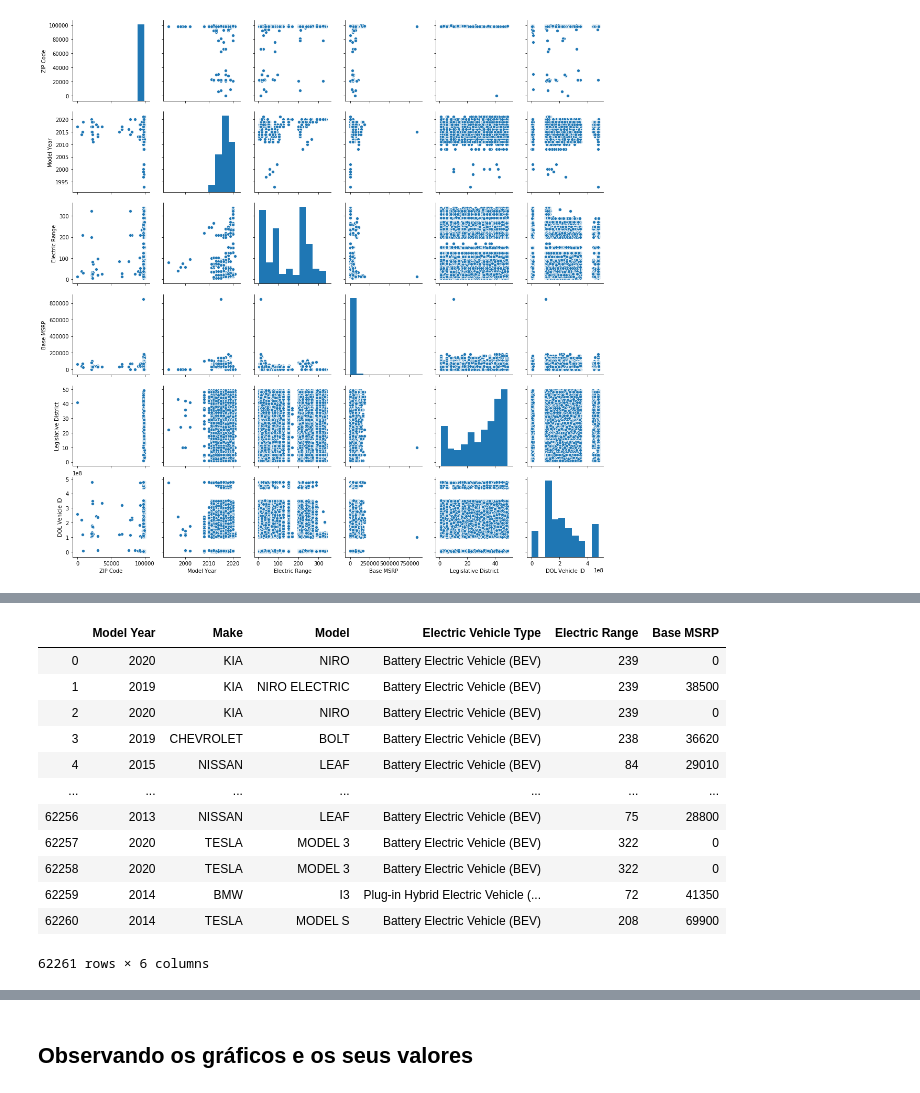
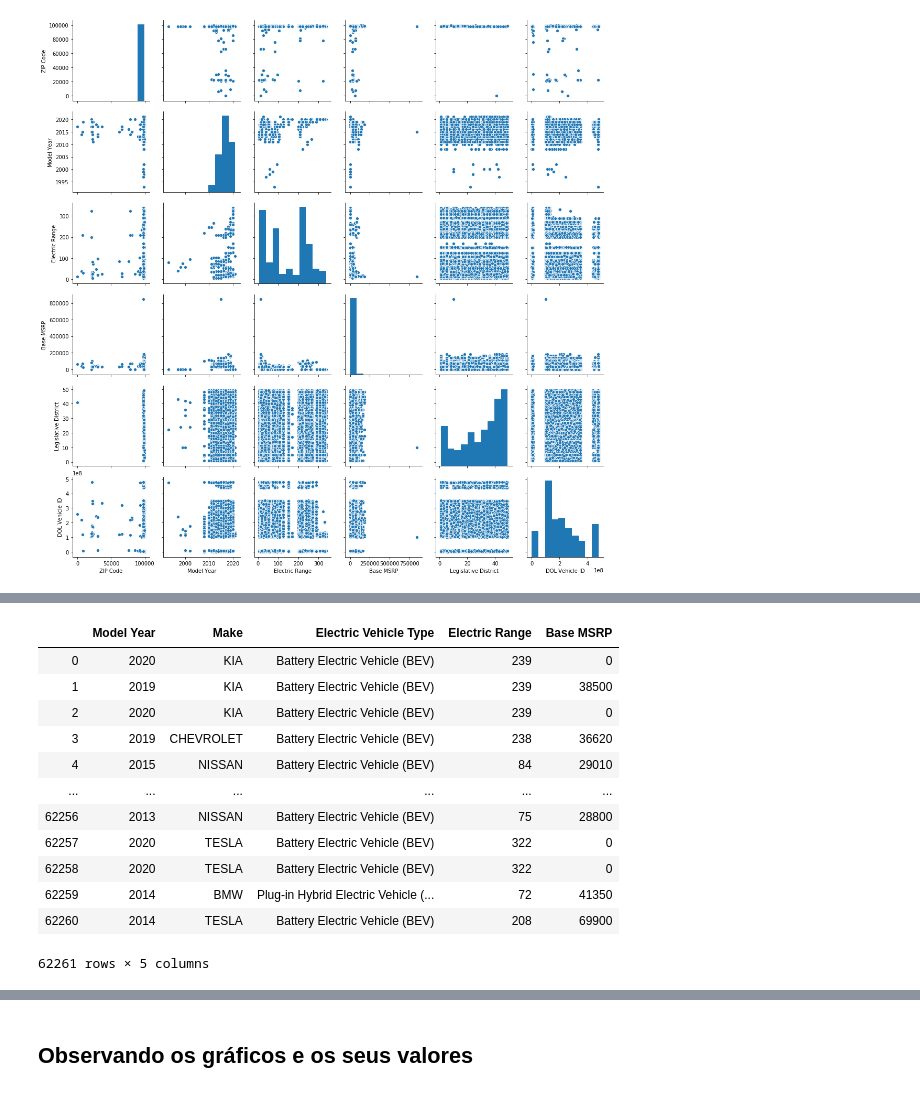
Before and after one commit to gustavopc3/P2-CD20-2, a Jupyter notebook: P2-CD20-2.ipynb, the cells around one changed output, grey strips where cells are left out. Cells and saved outputs as stored; diff of their text form; code cells hidden in the pictures.

```diff
--- a/P2-CD20-2.ipynb
+++ b/P2-CD20-2.ipynb
@@ -70,28 +85,29 @@ sns.pairplot(dados)
 # %%
 # Tirando as colunas classificadas como outliers
 
 dados = dados.drop(columns=['VIN (1-10)'])
 dados = dados.drop(columns=['County'])
 dados = dados.drop(columns=['City'])
 dados = dados.drop(columns=['State'])
 dados = dados.drop(columns=['ZIP Code'])
+dados = dados.drop(columns=['Model'])
 dados = dados.drop(columns=['Clean Alternative Fuel Vehicle (CAFV) Eligibility'])
 dados = dados.drop(columns=['Legislative District'])
 dados = dados.drop(columns=['DOL Vehicle ID'])
 dados = dados.drop(columns=['Vehicle Location'])
 
 dados
 # %% [output]
-|  | Model Year | Make | Model | Electric Vehicle Type | Electric Range | Base MSRP |
-| 0 | 2020 | KIA | NIRO | Battery Electric Vehicle (BEV) | 239 | 0 |
-| 1 | 2019 | KIA | NIRO ELECTRIC | Battery Electric Vehicle (BEV) | 239 | 38500 |
-| 2 | 2020 | KIA | NIRO | Battery Electric Vehicle (BEV) | 239 | 0 |
-| 3 | 2019 | CHEVROLET | BOLT | Battery Electric Vehicle (BEV) | 238 | 36620 |
-| 4 | 2015 | NISSAN | LEAF | Battery Electric Vehicle (BEV) | 84 | 29010 |
-| ... | ... | ... | ... | ... | ... | ... |
-| 62256 | 2013 | NISSAN | LEAF | Battery Electric Vehicle (BEV) | 75 | 28800 |
-| 62257 | 2020 | TESLA | MODEL 3 | Battery Electric Vehicle (BEV) | 322 | 0 |
-| 62258 | 2020 | TESLA | MODEL 3 | Battery Electric Vehicle (BEV) | 322 | 0 |
-| 62259 | 2014 | BMW | I3 | Plug-in Hybrid Electric Vehicle (... | 72 | 41350 |
-| 62260 | 2014 | TESLA | MODEL S | Battery Electric Vehicle (BEV) | 208 | 69900 |
+|  | Model Year | Make | Electric Vehicle Type | Electric Range | Base MSRP |
+| 0 | 2020 | KIA | Battery Electric Vehicle (BEV) | 239 | 0 |
+| 1 | 2019 | KIA | Battery Electric Vehicle (BEV) | 239 | 38500 |
+| 2 | 2020 | KIA | Battery Electric Vehicle (BEV) | 239 | 0 |
+| 3 | 2019 | CHEVROLET | Battery Electric Vehicle (BEV) | 238 | 36620 |
+| 4 | 2015 | NISSAN | Battery Electric Vehicle (BEV) | 84 | 29010 |
+| ... | ... | ... | ... | ... | ... |
+| 62256 | 2013 | NISSAN | Battery Electric Vehicle (BEV) | 75 | 28800 |
+| 62257 | 2020 | TESLA | Battery Electric Vehicle (BEV) | 322 | 0 |
+| 62258 | 2020 | TESLA | Battery Electric Vehicle (BEV) | 322 | 0 |
+| 62259 | 2014 | BMW | Plug-in Hybrid Electric Vehicle (... | 72 | 41350 |
+| 62260 | 2014 | TESLA | Battery Electric Vehicle (BEV) | 208 | 69900 |
-62261 rows × 6 columns
+62261 rows × 5 columns
```
Also changed, not shown: parts of 71 cells of this notebook.
